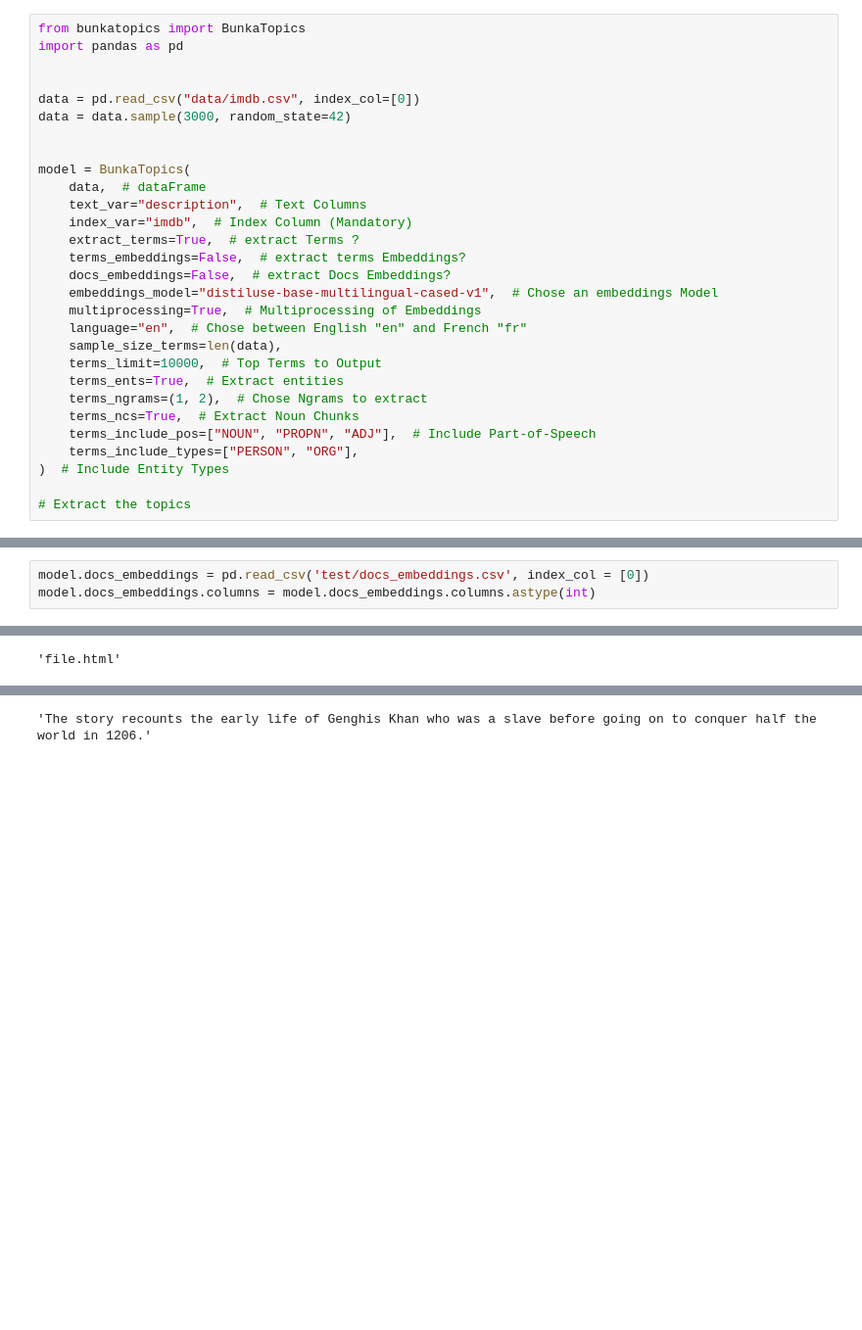
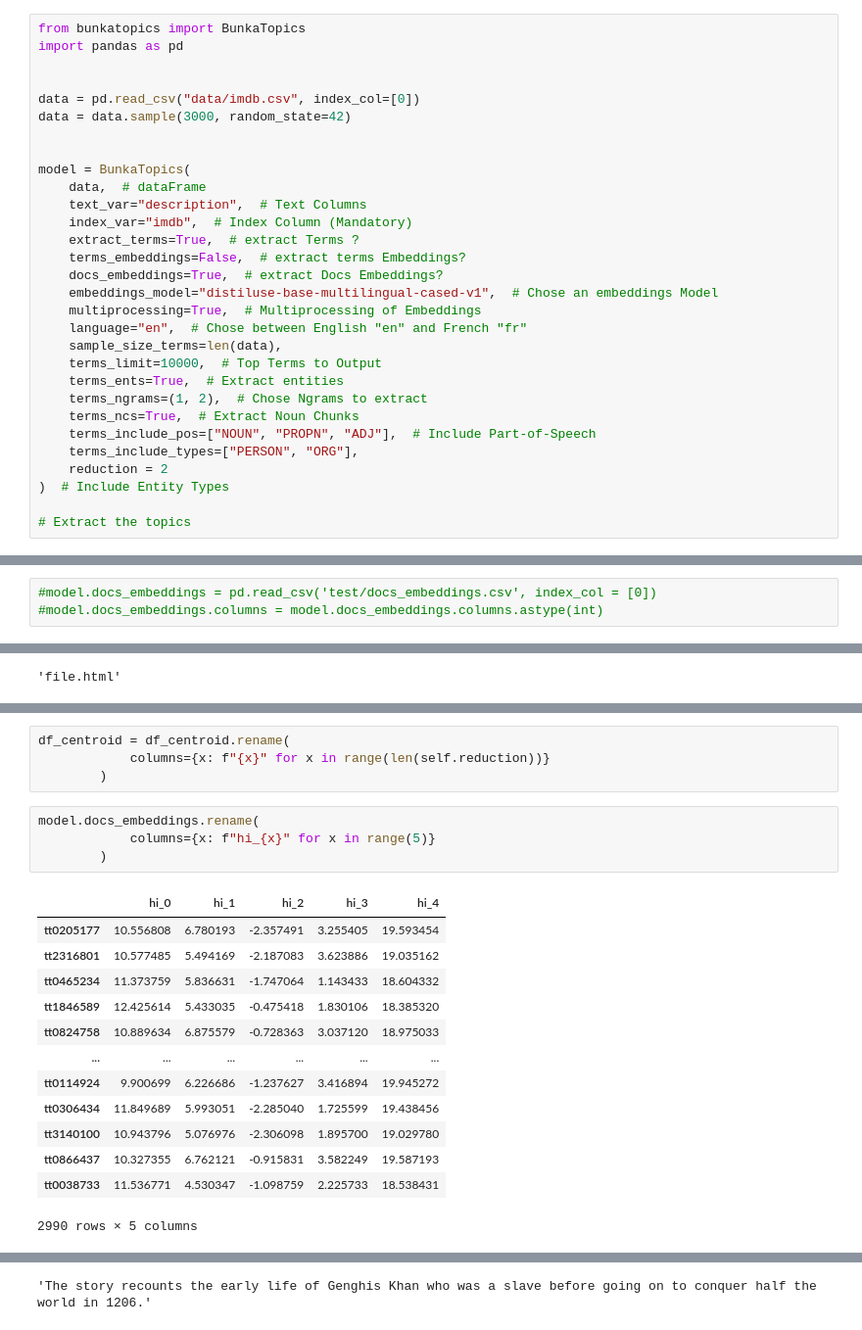
Before and after one commit to charlesdedampierre/BunkaTopics, a Jupyter notebook: notebook_test.ipynb, the cells around one changed output, grey strips where cells are left out. Shown: that part at 98% size. Saved outputs shown, nothing was run; the diff lists cells and outputs as text; blank space fills up the shorter version.

```diff
--- a/notebook_test.ipynb
+++ b/notebook_test.ipynb
@@ -13,7 +13,7 @@ model = BunkaTopics(
     index_var="imdb",  # Index Column (Mandatory)
     extract_terms=True,  # extract Terms ?
     terms_embeddings=False,  # extract terms Embeddings?
-    docs_embeddings=False,  # extract Docs Embeddings?
+    docs_embeddings=True,  # extract Docs Embeddings?
     embeddings_model="distiluse-base-multilingual-cased-v1",  # Chose an embeddings Model
     multiprocessing=True,  # Multiprocessing of Embeddings
     language="en",  # Chose between English "en" and French "fr"
@@ -24,6 +24,7 @@ model = BunkaTopics(
     terms_ncs=True,  # Extract Noun Chunks
     terms_include_pos=["NOUN", "PROPN", "ADJ"],  # Include Part-of-Speech
     terms_include_types=["PERSON", "ORG"],
+    reduction = 2
 )  # Include Entity Types
 
 # Extract the topics
@@ -33,6 +41,6 @@ model = BunkaTopics(
 # %%
-model.docs_embeddings = pd.read_csv('test/docs_embeddings.csv', index_col = [0])
-model.docs_embeddings.columns = model.docs_embeddings.columns.astype(int)
+#model.docs_embeddings = pd.read_csv('test/docs_embeddings.csv', index_col = [0])
+#model.docs_embeddings.columns = model.docs_embeddings.columns.astype(int)
 # %%
 topics = model.get_clusters(
     topic_number=10,  # Number of Topics
@@ -67,3 +80,25 @@ plotly.offline.plot(fig, filename='file.html')
+# %%
+df_centroid = df_centroid.rename(
+            columns={x: f"{x}" for x in range(len(self.reduction))}
+        )
+# %%
+model.docs_embeddings.rename(
+            columns={x: f"hi_{x}" for x in range(5)}
+        )
+# %% [output]
+|  | hi_0 | hi_1 | hi_2 | hi_3 | hi_4 |
+| tt0205177 | 10.556808 | 6.780193 | -2.357491 | 3.255405 | 19.593454 |
+| tt2316801 | 10.577485 | 5.494169 | -2.187083 | 3.623886 | 19.035162 |
+| tt0465234 | 11.373759 | 5.836631 | -1.747064 | 1.143433 | 18.604332 |
+| tt1846589 | 12.425614 | 5.433035 | -0.475418 | 1.830106 | 18.385320 |
+| tt0824758 | 10.889634 | 6.875579 | -0.728363 | 3.037120 | 18.975033 |
+| ... | ... | ... | ... | ... | ... |
+| tt0114924 | 9.900699 | 6.226686 | -1.237627 | 3.416894 | 19.945272 |
+| tt0306434 | 11.849689 | 5.993051 | -2.285040 | 1.725599 | 19.438456 |
+| tt3140100 | 10.943796 | 5.076976 | -2.306098 | 1.895700 | 19.029780 |
+| tt0866437 | 10.327355 | 6.762121 | -0.915831 | 3.582249 | 19.587193 |
+| tt0038733 | 11.536771 | 4.530347 | -1.098759 | 2.225733 | 18.538431 |
+2990 rows × 5 columns
 # %%
 res = model.get_centroid_documents(top_elements=5)
 res['centroid_docs'].iloc[0].split(' || ')[2]
```
Also changed, not shown: parts of 5 cells of this notebook, 4 other files.
